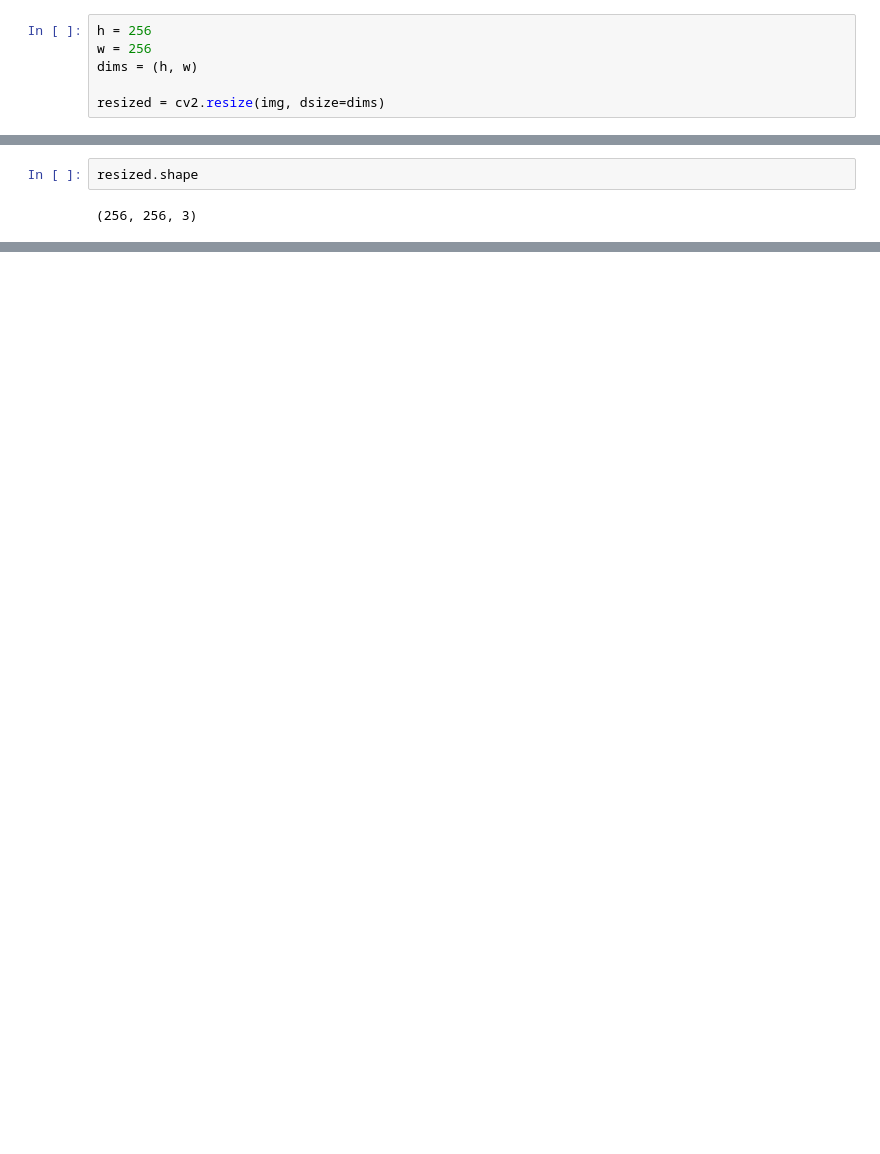
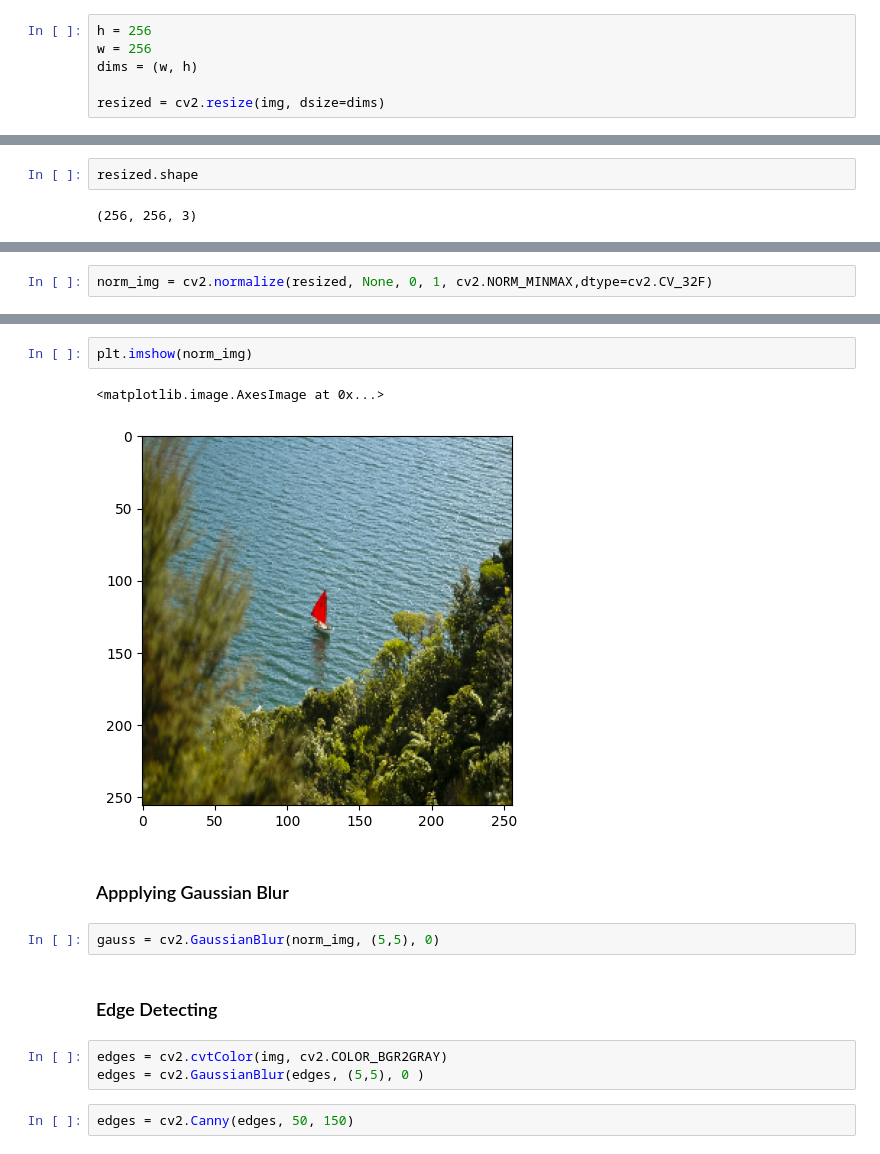
Before and after one commit to asishjose/Deep-Learning, a Jupyter notebook: 4__Open_CV/005_review_1.ipynb, the cells around one changed output, grey strips where cells are left out. Drawn from its saved outputs; the diff is of its cells as text; blank space fills up the shorter version.

```diff
--- a/4__Open_CV/005_review_1.ipynb
+++ b/4__Open_CV/005_review_1.ipynb
@@ -12,6 +18,6 @@ plt.imshow(img, cmap='gray')
 # %%
 h = 256
 w = 256
-dims = (h, w)
+dims = (w, h)
 
 resized = cv2.resize(img, dsize=dims)
@@ -29,0 +34,2 @@ cv2.Canny()
+# %%
+norm_img = cv2.normalize(resized, None, 0, 1, cv2.NORM_MINMAX,dtype=cv2.CV_32F)
@@ -29,0 +40,16 @@ cv2.Canny()
+# %%
+plt.imshow(norm_img)
+# %% [output]
+<matplotlib.image.AxesImage at 0x...>
+[figure, added]
+# %% [markdown]
+### Appplying Gaussian Blur
+# %%
+gauss = cv2.GaussianBlur(norm_img, (5,5), 0)
+# %% [markdown]
+### Edge Detecting
+# %%
+edges = cv2.cvtColor(img, cv2.COLOR_BGR2GRAY)
+edges = cv2.GaussianBlur(edges, (5,5), 0 )
+# %%
+edges = cv2.Canny(edges, 50, 150)
```
Also changed, not shown: parts of 18 cells of this notebook, 5 other files.
